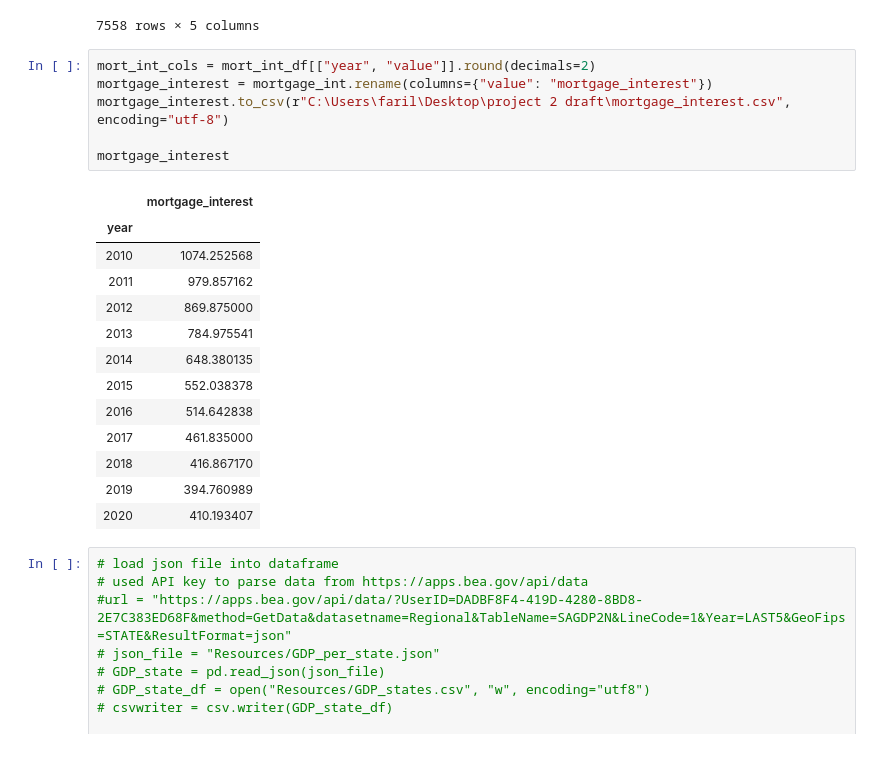
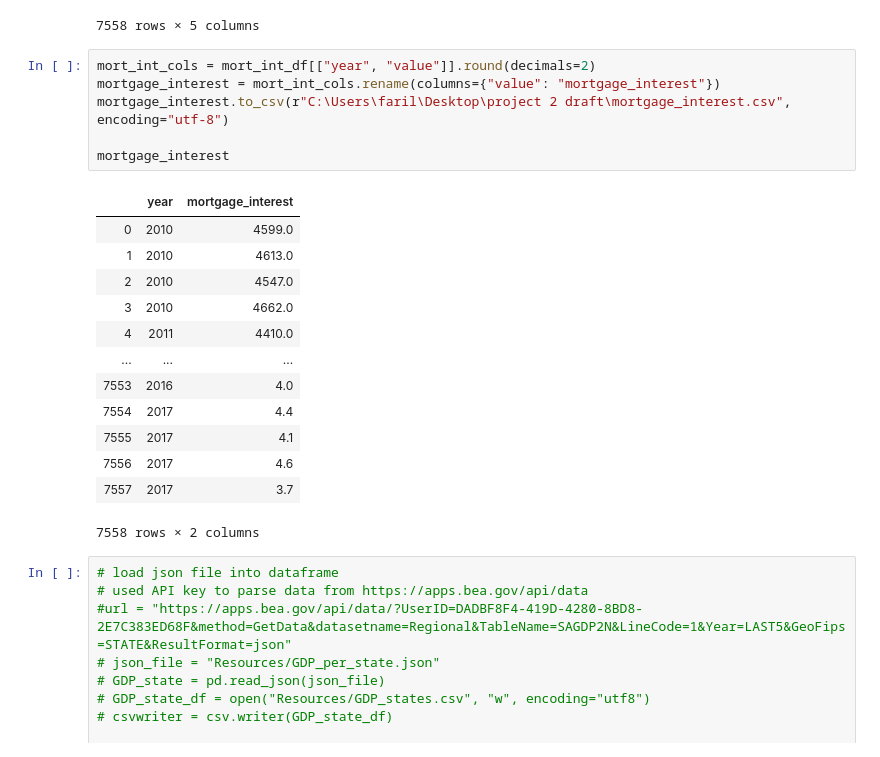
Before and after one commit to Shahidmumtaz/project_2, a Jupyter notebook: db/project_2.ipynb, the cells around one changed output. Cells and saved outputs as stored; diff of their text form.

```diff
--- a/db/project_2.ipynb
+++ b/db/project_2.ipynb
@@ -59,24 +59,24 @@ mort_int_df
 7558 rows × 5 columns
 # %%
 mort_int_cols = mort_int_df[["year", "value"]].round(decimals=2)
-mortgage_interest = mortgage_int.rename(columns={"value": "mortgage_interest"})
+mortgage_interest = mort_int_cols.rename(columns={"value": "mortgage_interest"})
 mortgage_interest.to_csv(r"C:\Users\faril\Desktop\project 2 draft\mortgage_interest.csv", encoding="utf-8")
 
 mortgage_interest
 # %% [output]
-|  | mortgage_interest |
-| year |  |
-| 2010 | 1074.252568 |
-| 2011 | 979.857162 |
-| 2012 | 869.875000 |
-| 2013 | 784.975541 |
-| 2014 | 648.380135 |
-| 2015 | 552.038378 |
-| 2016 | 514.642838 |
-| 2017 | 461.835000 |
-| 2018 | 416.867170 |
-| 2019 | 394.760989 |
-| 2020 | 410.193407 |
+|  | year | mortgage_interest |
+| 0 | 2010 | 4599.0 |
+| 1 | 2010 | 4613.0 |
+| 2 | 2010 | 4547.0 |
+| 3 | 2010 | 4662.0 |
+| 4 | 2011 | 4410.0 |
+| ... | ... | ... |
+| 7553 | 2016 | 4.0 |
+| 7554 | 2017 | 4.4 |
+| 7555 | 2017 | 4.1 |
+| 7556 | 2017 | 4.6 |
+| 7557 | 2017 | 3.7 |
+7558 rows × 2 columns
 # %%
 # load json file into dataframe
 # used API key to parse data from https://apps.bea.gov/api/data
```
Also changed, not shown: parts of 9 cells of this notebook, 2 other files.
